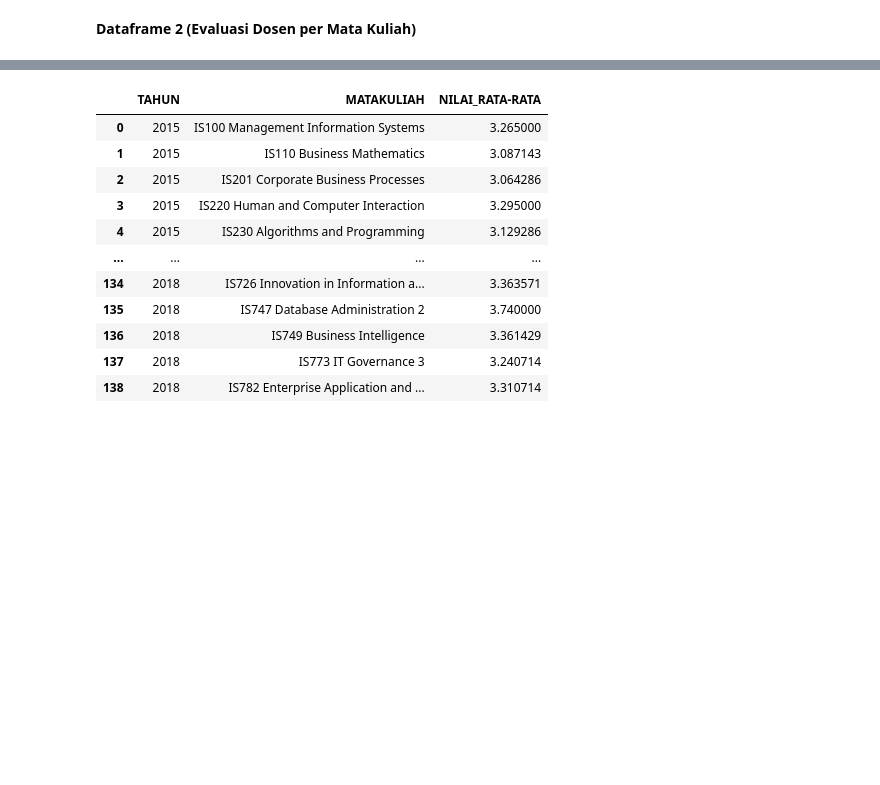
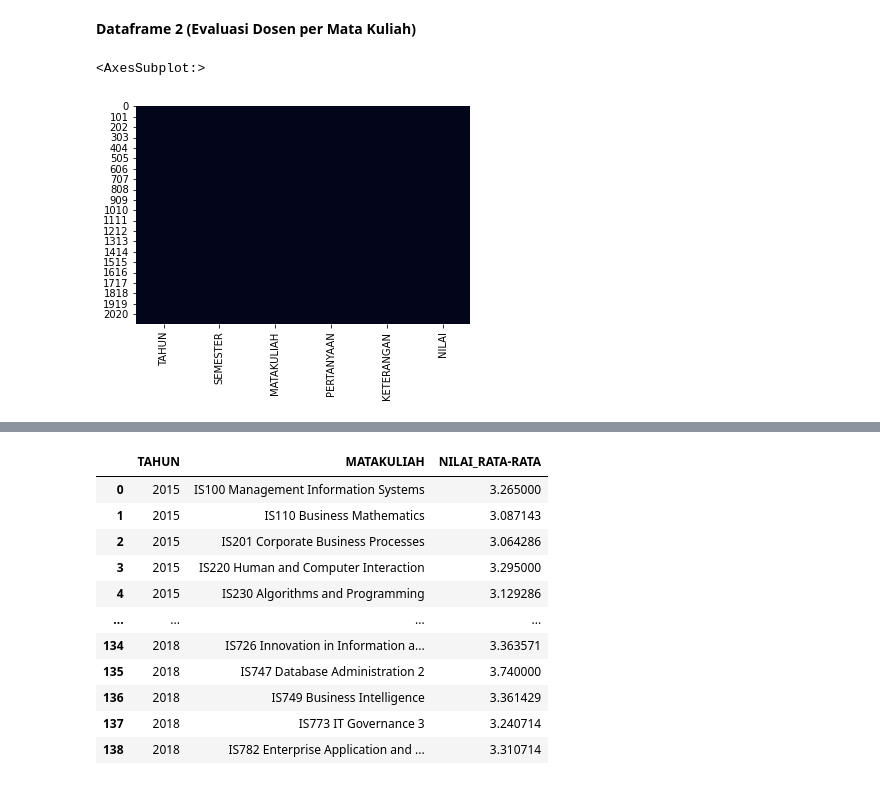
Before and after one commit to FelixFern/ISFEST-ODE, a Jupyter notebook: EDA.ipynb, the cells around one changed output, grey strips where cells are left out. Drawn from its saved outputs; the diff is of its cells as text; code cells hidden in the pictures; blank space fills up the shorter version.

```diff
--- a/EDA.ipynb
+++ b/EDA.ipynb
@@ -175,5 +204,10 @@ Ada 17 mahasiswa yang mengambil suatu mata kuliah secara berulang
 # %% [markdown]
 **Dataframe 2 (Evaluasi Dosen per Mata Kuliah)**
+# %%
+sns.heatmap(df2.isnull(), cbar=False)
+# %% [output]
+<AxesSubplot:>
+[figure, added]
 # %%
 df2.head(14)
 # %% [output]
```
Also changed, not shown: parts of 17 cells of this notebook.
